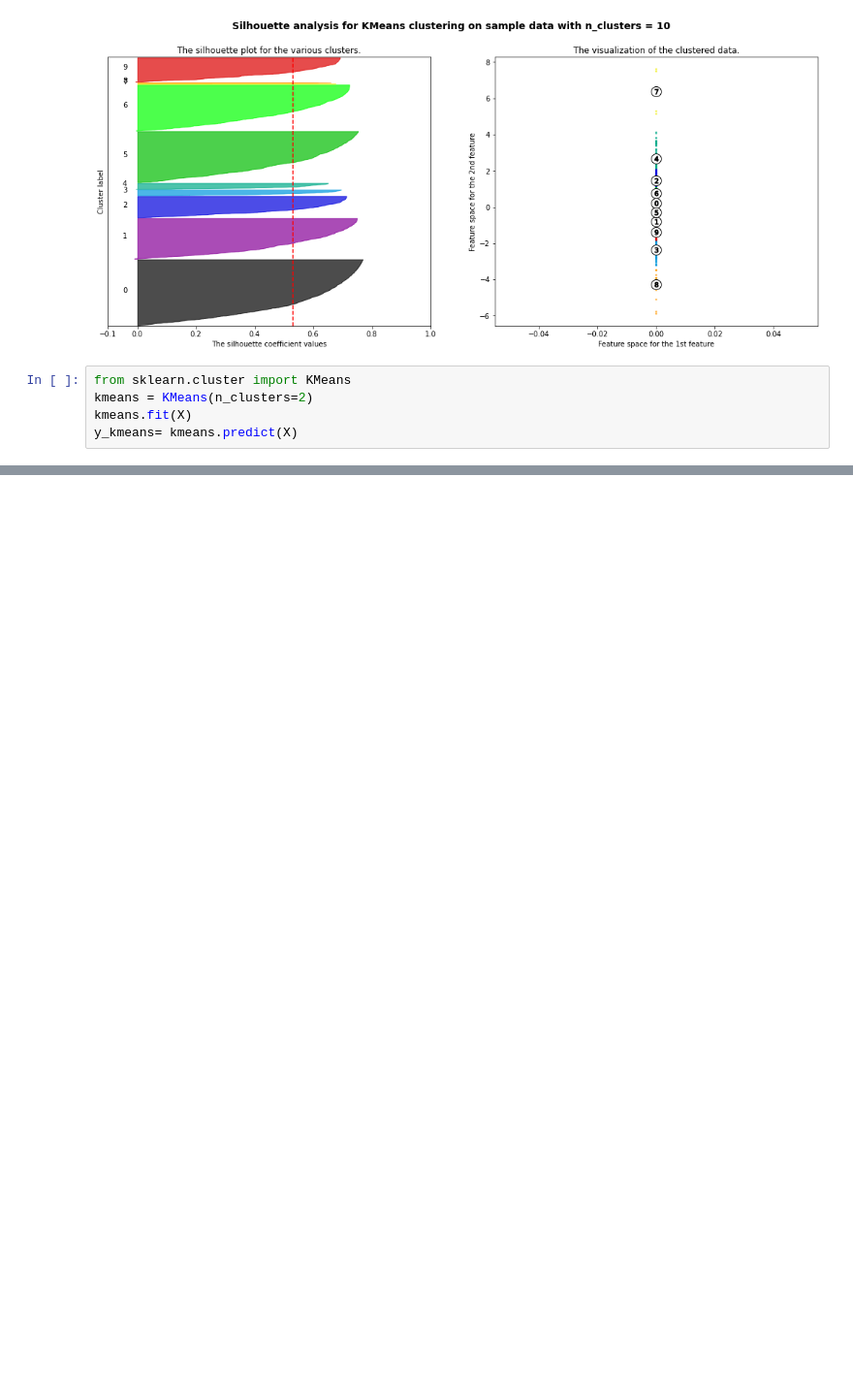
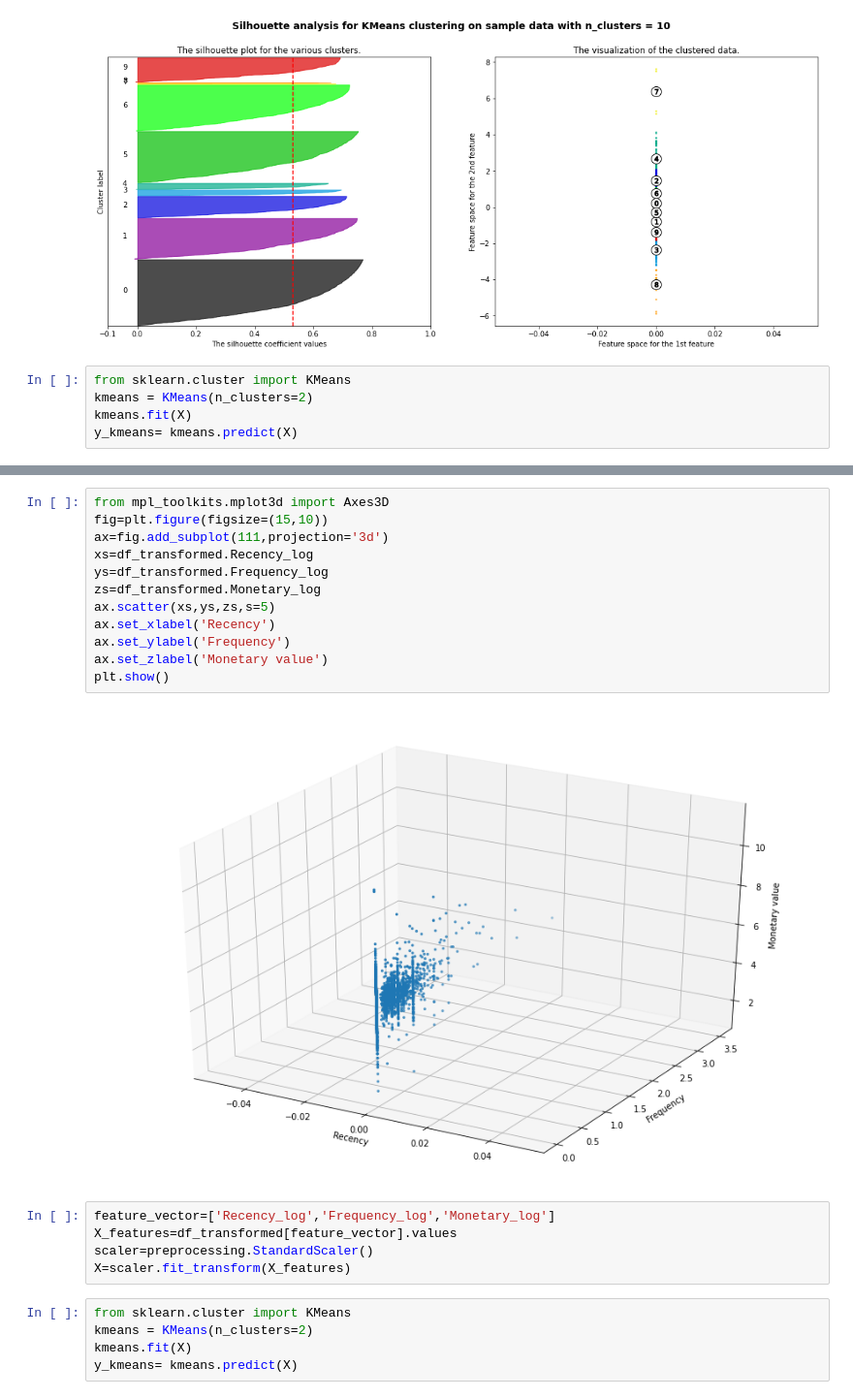
Before and after one commit to VaideswarReddy/Online-Retail-Customer-Segmentation, a Jupyter notebook: Vaideswar_Reddy_Online_Retail_Customer_Segmentation_Team_4_Capstone_Project_4_.ipynb, the cells around one changed output, grey strips where cells are left out. Shown at 97% size. Drawn from its saved outputs; the diff is of its cells as text; blank space fills up the shorter version.

```diff
--- a/Vaideswar_Reddy_Online_Retail_Customer_Segmentation_Team_4_Capstone_Project_4_.ipynb
+++ b/Vaideswar_Reddy_Online_Retail_Customer_Segmentation_Team_4_Capstone_Project_4_.ipynb
@@ -509,0 +519,24 @@ plt.scatter(centers[:, 0], centers[:, 1], c='red', s=200, alpha=0.5)
+# %%
+from mpl_toolkits.mplot3d import Axes3D
+fig=plt.figure(figsize=(15,10))
+ax=fig.add_subplot(111,projection='3d')
+xs=df_transformed.Recency_log
+ys=df_transformed.Frequency_log
+zs=df_transformed.Monetary_log
+ax.scatter(xs,ys,zs,s=5)
+ax.set_xlabel('Recency')
+ax.set_ylabel('Frequency')
+ax.set_zlabel('Monetary value')
+plt.show()
+# %% [output]
+[figure, added]
+# %%
+feature_vector=['Recency_log','Frequency_log','Monetary_log']
+X_features=df_transformed[feature_vector].values
+scaler=preprocessing.StandardScaler()
+X=scaler.fit_transform(X_features)
+# %%
+from sklearn.cluster import KMeans
+kmeans = KMeans(n_clusters=2)
+kmeans.fit(X)
+y_kmeans= kmeans.predict(X)
```
Also changed, not shown: parts of 24 cells of this notebook.
